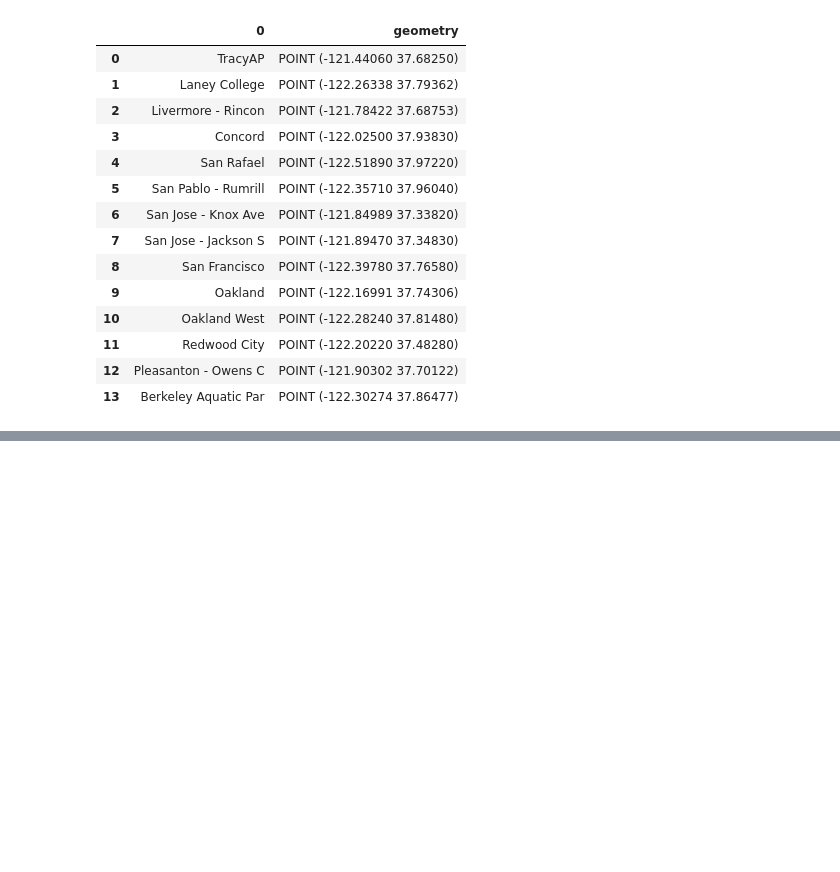
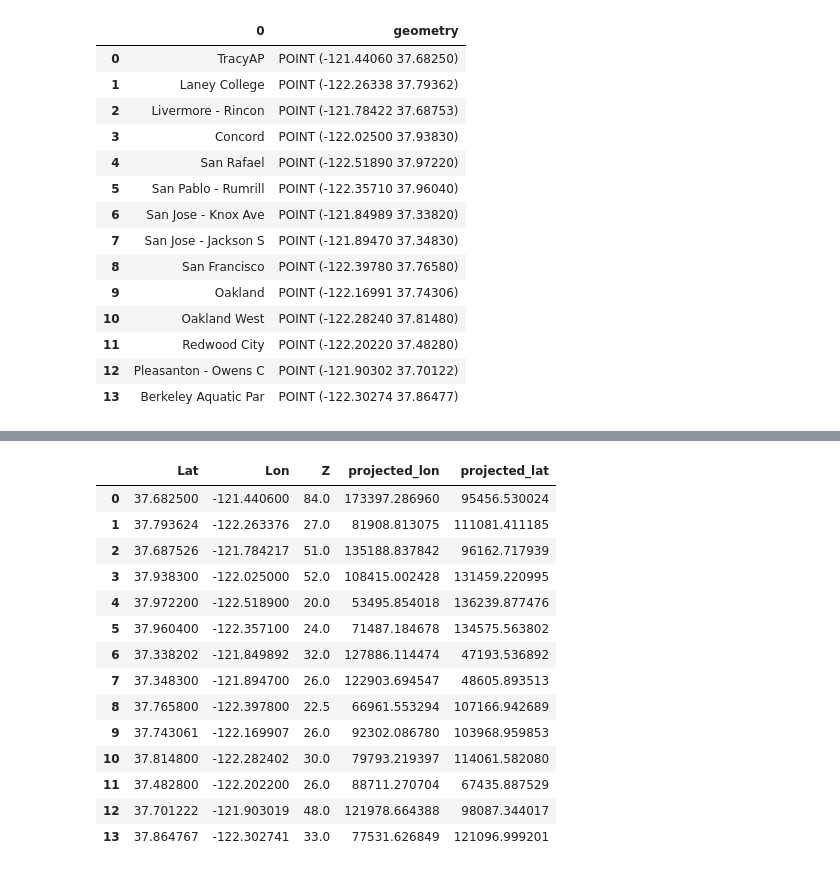
Before and after one commit to UCB-stat-159-s22/hw07-group13, a Jupyter notebook: ExplorationAndVisualization.ipynb, the cells around one changed output, grey strips where cells are left out. Cells and saved outputs as stored; diff of their text form; code cells hidden in the pictures; blank space fills up the shorter version.

```diff
--- a/ExplorationAndVisualization.ipynb
+++ b/ExplorationAndVisualization.ipynb
@@ -376,3 +517,21 @@ Text(0.5, 1.0, 'Bay Area pm25 on ')
+# %%
+data
+# %% [output]
+|  | Lat | Lon | Z | projected_lon | projected_lat |
+| 0 | 37.682500 | -121.440600 | 84.0 | 173397.286960 | 95456.530024 |
+| 1 | 37.793624 | -122.263376 | 27.0 | 81908.813075 | 111081.411185 |
+| 2 | 37.687526 | -121.784217 | 51.0 | 135188.837842 | 96162.717939 |
+| 3 | 37.938300 | -122.025000 | 52.0 | 108415.002428 | 131459.220995 |
+| 4 | 37.972200 | -122.518900 | 20.0 | 53495.854018 | 136239.877476 |
+| 5 | 37.960400 | -122.357100 | 24.0 | 71487.184678 | 134575.563802 |
+| 6 | 37.338202 | -121.849892 | 32.0 | 127886.114474 | 47193.536892 |
+| 7 | 37.348300 | -121.894700 | 26.0 | 122903.694547 | 48605.893513 |
+| 8 | 37.765800 | -122.397800 | 22.5 | 66961.553294 | 107166.942689 |
+| 9 | 37.743061 | -122.169907 | 26.0 | 92302.086780 | 103968.959853 |
+| 10 | 37.814800 | -122.282402 | 30.0 | 79793.219397 | 114061.582080 |
+| 11 | 37.482800 | -122.202200 | 26.0 | 88711.270704 | 67435.887529 |
+| 12 | 37.701222 | -121.903019 | 48.0 | 121978.664388 | 98087.344017 |
+| 13 | 37.864767 | -122.302741 | 33.0 | 77531.626849 | 121096.999201 |
 # %%
 proj = gcrs.AlbersEqualArea(central_latitude=37.8711428, central_longitude=-122.3714777)
 fig= plt.figure(figsize=(10, 10))
```
Also changed, not shown: parts of 19 cells of this notebook, 1 other file.
